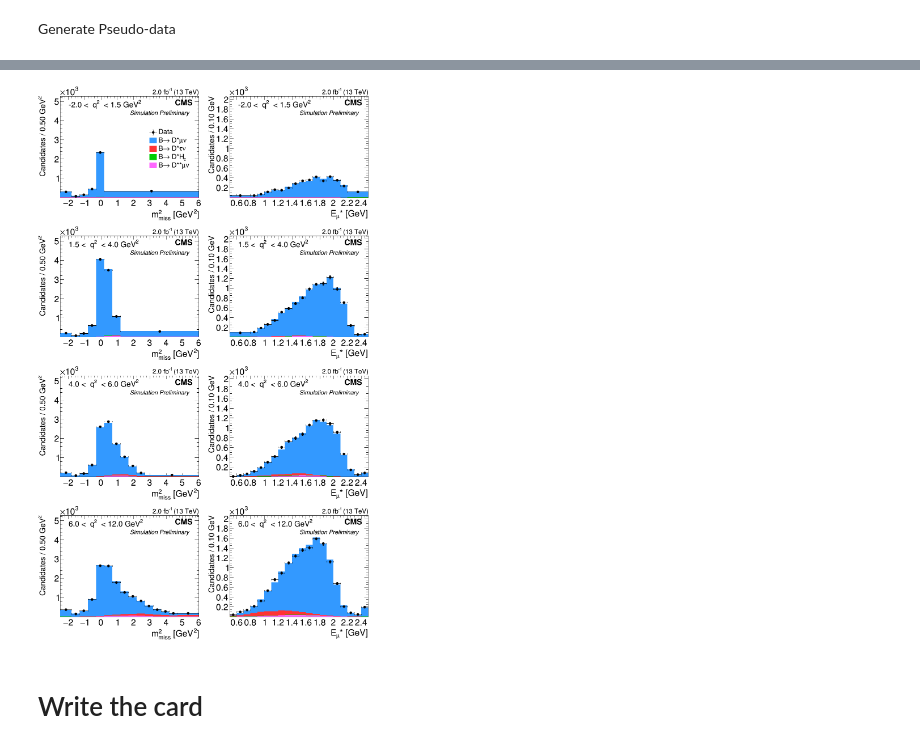
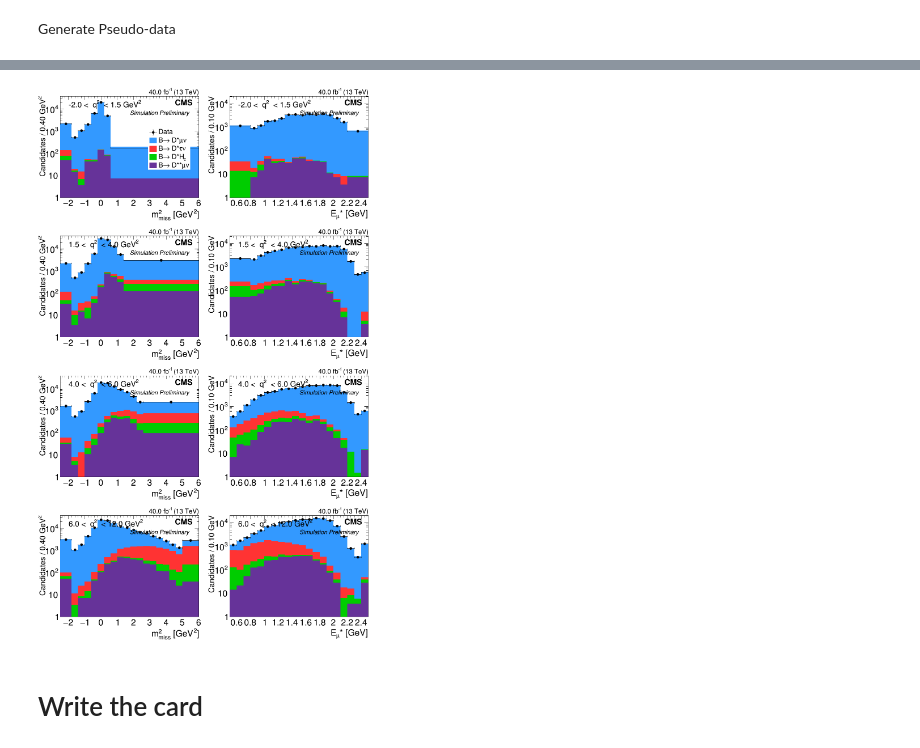
Before and after one commit to ocerri/BPH_RD_Analysis, a Jupyter notebook: Combine/CreateCombineCard_v4.ipynb, the cells around one changed output, grey strips where cells are left out. Saved outputs shown, nothing was run; the diff lists cells and outputs as text; code cells hidden in the pictures.

```diff
--- a/Combine/CreateCombineCard_v4.ipynb
+++ b/Combine/CreateCombineCard_v4.ipynb
@@ -83,3 +79,16 @@ def trigger_selection(ev):
+# %%
+def trigger_selection(ev):
+    if trgMu_pt_region == 'high':
+        aux = ev.trgMu_HLT_Mu12_IP6 == 1
+        aux &= ev.trgMu_pt > 12.1
+    elif trgMu_pt_region == 'mid':
+        aux = ev.trgMu_HLT_Mu12_IP6 == 0
+        aux &= ev.trgMu_HLT_Mu9_IP6 == 1
+        aux &= ev.trgMu_pt > 9.1
+        aux &= ev.trgMu_pt < 11.9
+
+    aux &= ev.trgMu_sigdxy > 7
+    return aux
 # %%
 def candidate_selection(j, ev):
     aux = ev.pval_piK[j] > 0.1
@@ -205,0 +205,10 @@ Events: 2825
+# %%
+dSet = {}
+recreate = [] #file_loc.keys()
+inputs = [[n, fp] for n, fp in file_loc.iteritems()]
+
+# p = Pool(len(inputs))
+# out = p.map(create_dSet, inputs)
+
+for i in inputs:
+    create_dSet(i, serial=True)
@@ -247,7 +271,10 @@ class PTCalibration:
                                bounds_error=False,
                                kind='cubic'
                                                 )
-cal_pT = PTCalibration(calibration_file='../data/calibration/B02JPsiKst_Mu12_pt.txt')
+fname = '../data/calibration/B02JPsiKst_Mu12_pt.txt'
+if trgMu_pt_region == 'mid':
+    fname = '../data/calibration/B02JPsiKst_Mu9_pt.txt'
+cal_pT = PTCalibration(calibration_file=fname)
 # %%
 histo = {}
 for i_q2 in range(len(binning['q2'])-1):
@@ -369,8 +396,12 @@ if fit_real_data:
     from lumi_utilities import getLumiReport
     lumi_tot, lumi_dic = getLumiReport(glob(file_loc['data']))
 else:
-    lumi_tot = 2. #fb-1
-    N_exp = 98500*lumi_tot/5.25
+    lumi_tot = 40. #fb-1
+    if trgMu_pt_region == 'high':
+        N_exp_data = 98500
+    elif trgMu_pt_region == 'mid':
+        N_exp_data = 47000
+    N_exp = N_exp_data*lumi_tot/5.25
     N_B2mu_inj = N_exp*(1-f_bkg)/(1+rawR_exp)
 
     n_mu = np.random.poisson(lam=N_B2mu_inj)
@@ -380,7 +411,7 @@ else:
     print('Generating {:.1f}k pseudo-events of mu'.format(n_mu*1.0e-3))
     pb = ProgressBar(n_mu)
     while sum_w_mu < n_mu:
-        pb.show(np.floor(sum_w_mu))
+        pb.show(np.ceil(sum_w_mu))
         i = np.random.randint(0, dSet['mu']['q2'].shape[0], size=(1, ))[0]
         w = cal_pT.f['C'](dSet['mu']['MC_B_pt'][i])
         w *= dSet['mu']['wh_CLNCentral'][i]
@@ -510,19 +542,15 @@ for cat_name, h_dic in histo.iteritems():
 # %%
 CMS_lumi.integrated_lumi = lumi_tot
 scale_dic = {
     'tau': N_B2mu_exp*rawR_exp,
     'mu' : N_B2mu_exp,
     'Hc' : N_data*f_Hc,
     'Dstst' : N_data*f_Dstst
             }
 
-c = plot_gridVarQ2(CMS_lumi, binning, histo, scale_dic)
-
-# for i in range(1, 1+2*len(binning['q2'])):
-#     p = c.cd(i)
-#     p.SetLogy()
+c = plot_gridVarQ2(CMS_lumi, binning, histo, scale_dic, min_y=1, logy=True)
 # %% [output]
-[figure, old version]
+[figure, new version]
 # %% [markdown]
 # Write the card
 # %%
```
Also changed, not shown: parts of 22 cells of this notebook, 4 other files.
